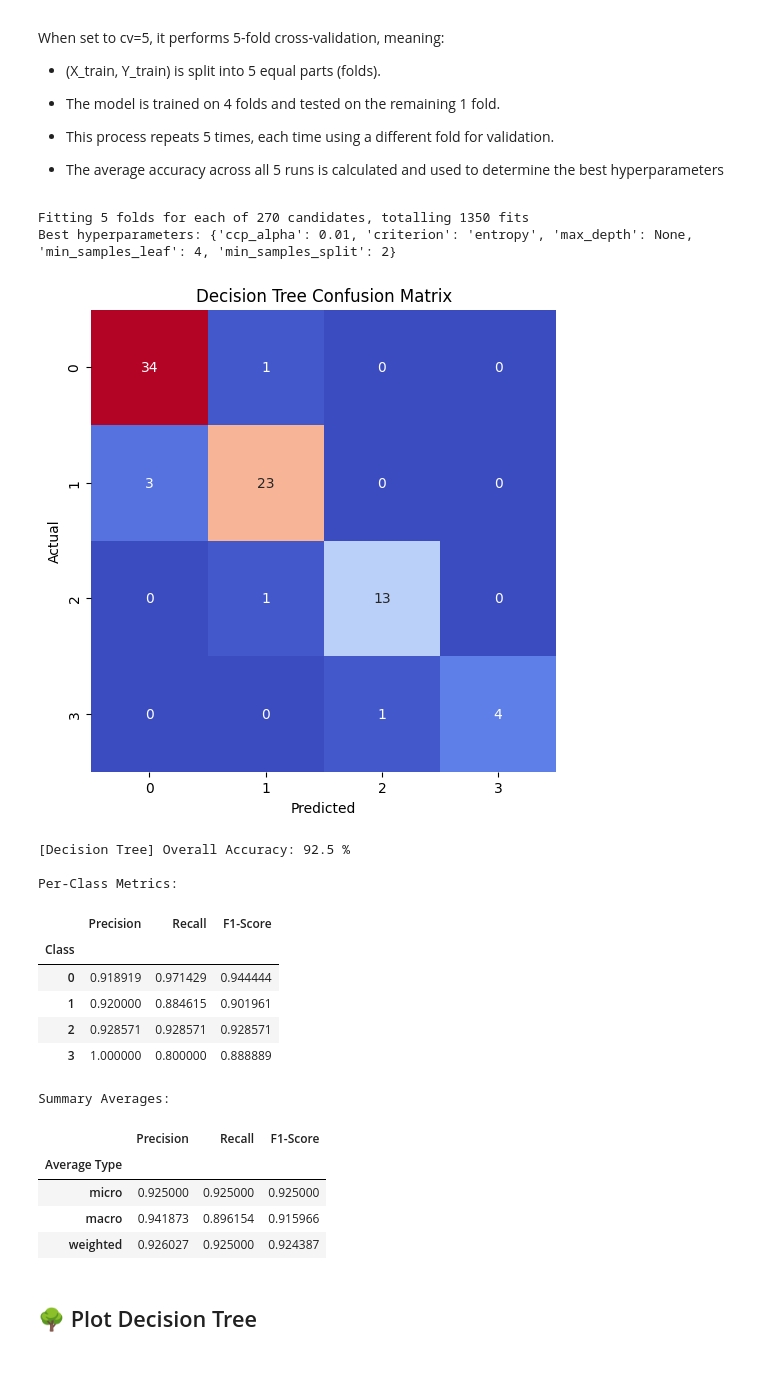
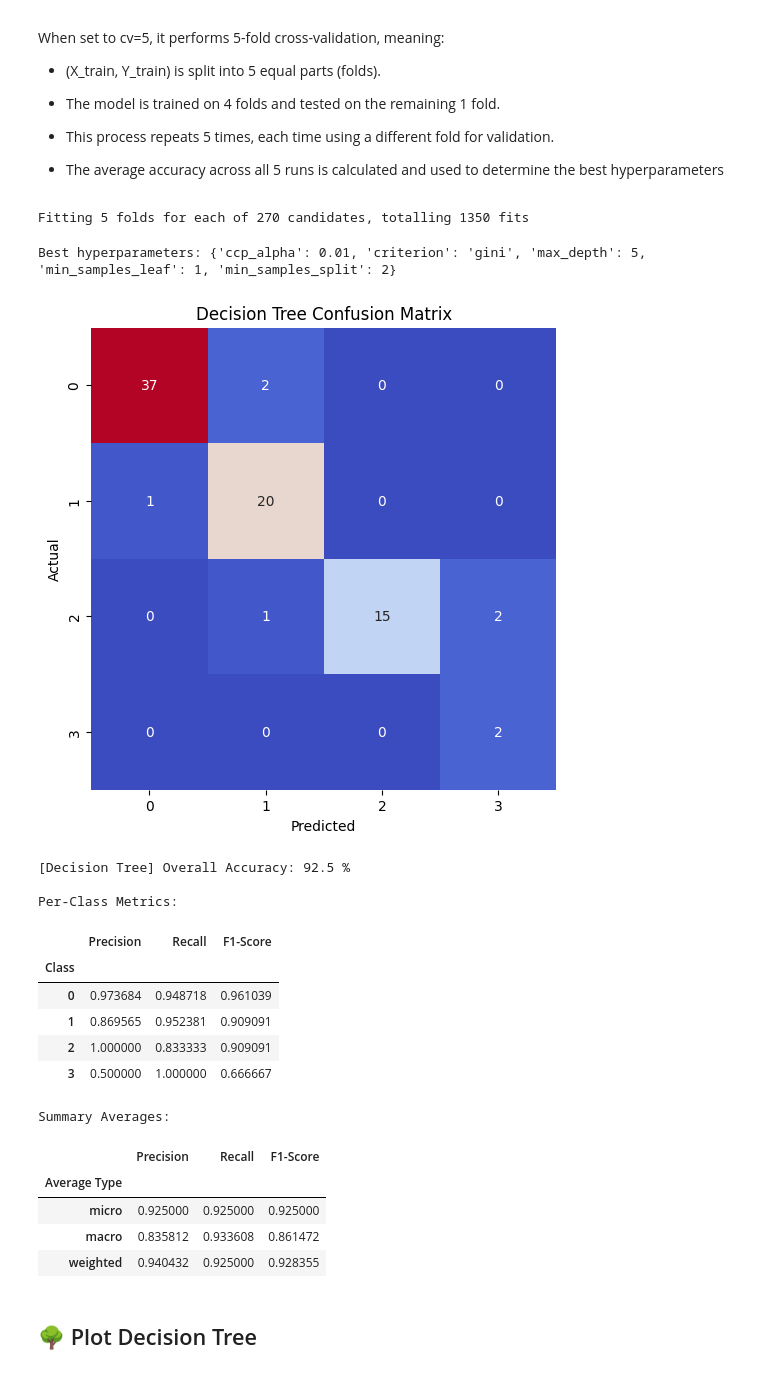
Before and after one commit to Artin-Tavasoli/Machine-Learning-Classifiers, a Jupyter notebook: Machine-Learning-Models.ipynb, the cells around one changed output. Cells and saved outputs as stored; diff of their text form; code cells hidden in the pictures.

```diff
--- a/Machine-Learning-Models.ipynb
+++ b/Machine-Learning-Models.ipynb
@@ -391,7 +396,11 @@ numerical_columns = ['age', 'EPSGrade', 'DSGrade']
 # grades_df[numerical_columns] = scaler.fit_transform(grades_df[numerical_columns])
 
 scaler = preprocessing.MinMaxScaler()
-grades_df[numerical_columns] = scaler.fit_transform(grades_df[numerical_columns])
+
+X_train[numerical_columns] = scaler.fit_transform(X_train[numerical_columns])
+
+X_test[numerical_columns]  = scaler.transform(X_test[numerical_columns])
+
 
 grades_df[numerical_columns].head()
 # %% [output]
@@ -488,9 +497,7 @@ For **each class**:
    Like Macro, but weight each class’s metric by its support (number of instances).
    - Balances the influence of large vs. small classes.
 # %%
-def evaluate_model(model_name, model, Y_test):
-
-    preds = model.predict(X_test)
+def evaluate_model(model_name, preds, Y_test):
 
     cm = confusion_matrix(Y_test, preds)
     plt.figure(figsize=(6, 6))
@@ -554,17 +561,17 @@ and adding them to model violates naive bayes rule and hurts performance.
 # ]
 features_to_test = ['EPSGrade', 'DSGrade']
 
-X = grades_df[features_to_test]
-Y = grades_df['finalGrade']
 
-X_train, X_test, Y_train, Y_test = train_test_split(
-    X, Y,
+X2_train, X2_test, Y2_train, Y2_test = train_test_split(
+    grades_df[features_to_test], grades_df['finalGrade'],
     test_size=SPLIT_RATIO,
-    random_state=46,
+    random_state=42,
     shuffle=True
 )
 
 nb_model = GaussianNB()
-nb_model.fit(X_train, Y_train)
-evaluate_model("Naive Bayes", nb_model, Y_test)
+nb_model.fit(X2_train, Y2_train)
+preds = nb_model.predict(X2_test)
+
+evaluate_model("Naive Bayes", preds, Y2_test)
 # %% [output]
@@ -639,49 +646,38 @@ def create_optimal_tree(X_train, Y_train, grid, cv=5):
     print("Best hyperparameters:", search.best_params_)
     return search.best_estimator_
 # %%
-features = [
-    'university','sex','age','address','motherEducation','fatherEducation',
-    'reason','travelTime','studyTime','failures','universitySupport','paid',
-    'higher','internet','romantic','freeTime','goOut','Dalc','Walc',
-    'absences','EPSGrade','DSGrade'
-]
-X = grades_df[features]
-y = grades_df['finalGrade']
-
-X_train, X_test, Y_train, Y_test = train_test_split(
-    X, y, test_size=SPLIT_RATIO, random_state=46, shuffle=True
-)
-
 param_grid = {
-    'criterion':       ['gini', 'entropy'],
-    'max_depth':       [None, 5, 10, 15, 20],
+    'criterion': ['gini', 'entropy'],
+    'max_depth': [None, 5, 10, 15, 20],
     'min_samples_split': [2, 5, 10],
     'min_samples_leaf':  [1, 2, 4],
     'ccp_alpha': [0.0, 0.01, 0.1],
 }
 
 DecisionTree = create_optimal_tree(X_train, Y_train, grid=param_grid)
 
-evaluate_model("Decision Tree", DecisionTree, Y_test)
+preds = DecisionTree.predict(X_test)
+
+evaluate_model("Decision Tree", preds, Y_test)
 # %% [output]
 Fitting 5 folds for each of 270 candidates, totalling 1350 fits
-Best hyperparameters: {'ccp_alpha': 0.01, 'criterion': 'entropy', 'max_depth': None, 'min_samples_leaf': 4, 'min_samples_split': 2}
+Best hyperparameters: {'ccp_alpha': 0.01, 'criterion': 'gini', 'max_depth': 5, 'min_samples_leaf': 1, 'min_samples_split': 2}
-[figure, old version]
+[figure, new version]
-[Decision Tree] Overall Accuracy: 92.5 %
-
-Per-Class Metrics:
+[Decision Tree] Overall Accuracy: 92.5 %
+
+Per-Class Metrics:
 |  | Precision | Recall | F1-Score |
 | Class |  |  |  |
-| 0 | 0.918919 | 0.971429 | 0.944444 |
-| 1 | 0.920000 | 0.884615 | 0.901961 |
-| 2 | 0.928571 | 0.928571 | 0.928571 |
-| 3 | 1.000000 | 0.800000 | 0.888889 |
+| 0 | 0.973684 | 0.948718 | 0.961039 |
+| 1 | 0.869565 | 0.952381 | 0.909091 |
+| 2 | 1.000000 | 0.833333 | 0.909091 |
+| 3 | 0.500000 | 1.000000 | 0.666667 |
-Summary Averages:
+Summary Averages:
 |  | Precision | Recall | F1-Score |
 | Average Type |  |  |  |
 | micro | 0.925000 | 0.925000 | 0.925000 |
-| macro | 0.941873 | 0.896154 | 0.915966 |
-| weighted | 0.926027 | 0.925000 | 0.924387 |
+| macro | 0.835812 | 0.933608 | 0.861472 |
+| weighted | 0.940432 | 0.925000 | 0.928355 |
 # %% [markdown]
 ## 🌳 Plot Decision Tree
 # %%
```
Also changed, not shown: parts of 16 cells of this notebook, 1 other file.
